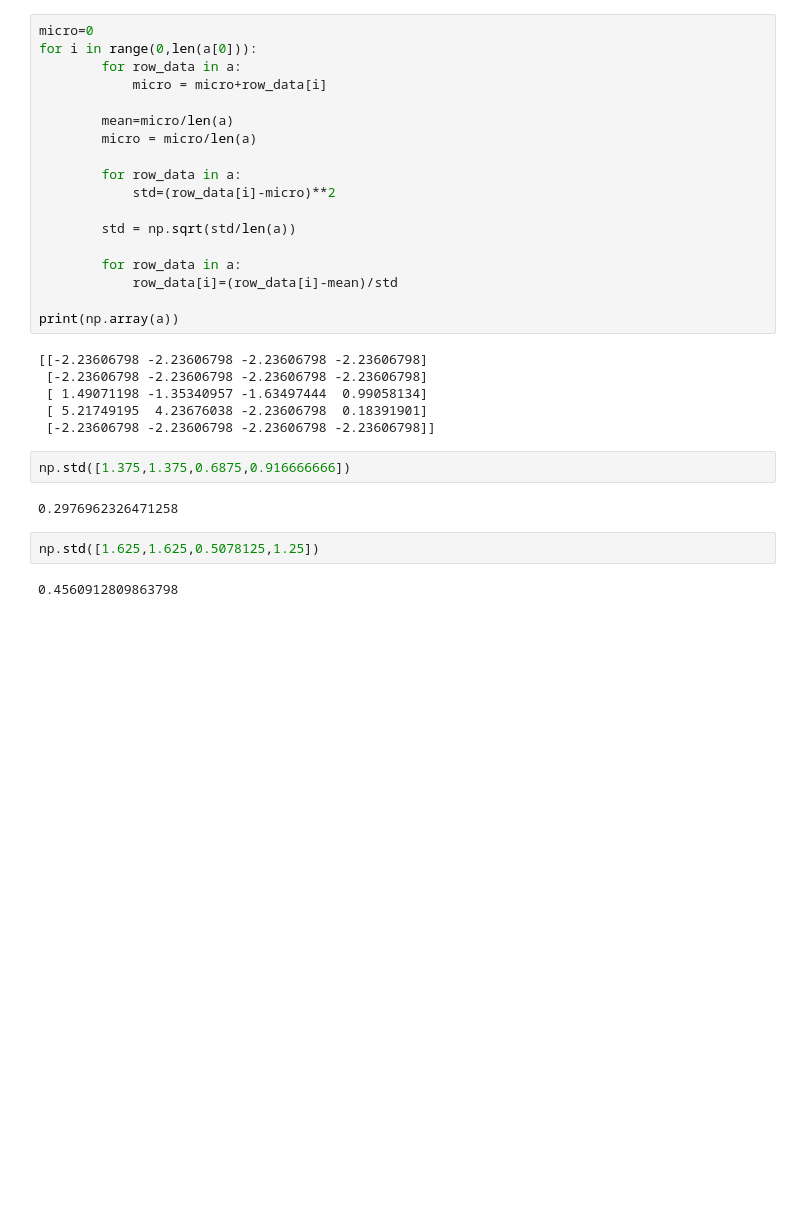
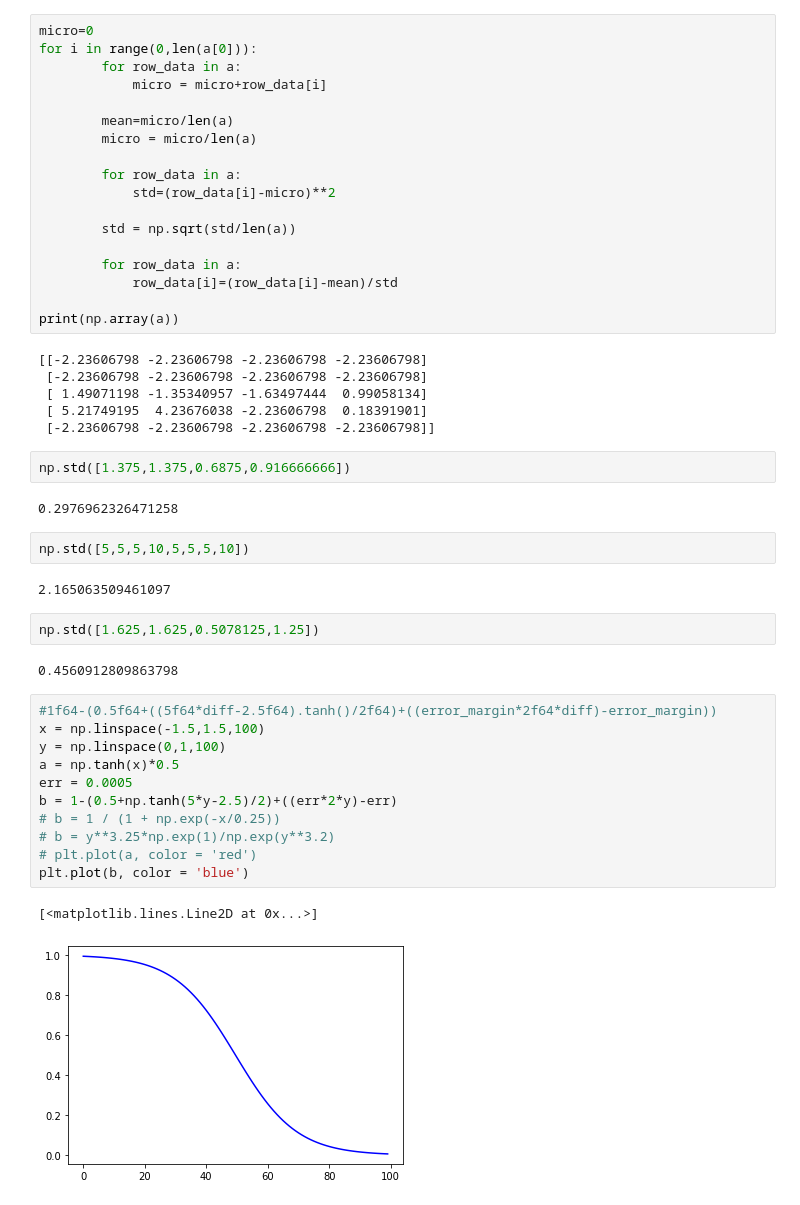
Before and after one commit to TSS-22/g-unit-of-agreement, a Jupyter notebook: miscellenaous/test_normalDistri.ipynb, the cells around one changed output. Cells and saved outputs as stored; diff of their text form; blank space fills up the shorter version.

```diff
--- a/miscellenaous/test_normalDistri.ipynb
+++ b/miscellenaous/test_normalDistri.ipynb
@@ -287,7 +287,25 @@ print(np.array(a))
 np.std([1.375,1.375,0.6875,0.916666666])
 # %% [output]
 0.2976962326471258
+# %%
+np.std([5,5,5,10,5,5,5,10])
+# %% [output]
+2.165063509461097
 # %%
 np.std([1.625,1.625,0.5078125,1.25])
 # %% [output]
 0.4560912809863798
+# %%
+#1f64-(0.5f64+((5f64*diff-2.5f64).tanh()/2f64)+((error_margin*2f64*diff)-error_margin))
+x = np.linspace(-1.5,1.5,100)
+y = np.linspace(0,1,100)
+a = np.tanh(x)*0.5
+err = 0.0005
+b = 1-(0.5+np.tanh(5*y-2.5)/2)+((err*2*y)-err)
+# b = 1 / (1 + np.exp(-x/0.25))
+# b = y**3.25*np.exp(1)/np.exp(y**3.2)
+# plt.plot(a, color = 'red')
+plt.plot(b, color = 'blue')
+# %% [output]
+[<matplotlib.lines.Line2D at 0x...>]
+[figure, added]
```
Also changed, not shown: parts of 1 cell of this notebook, 3 other files.
